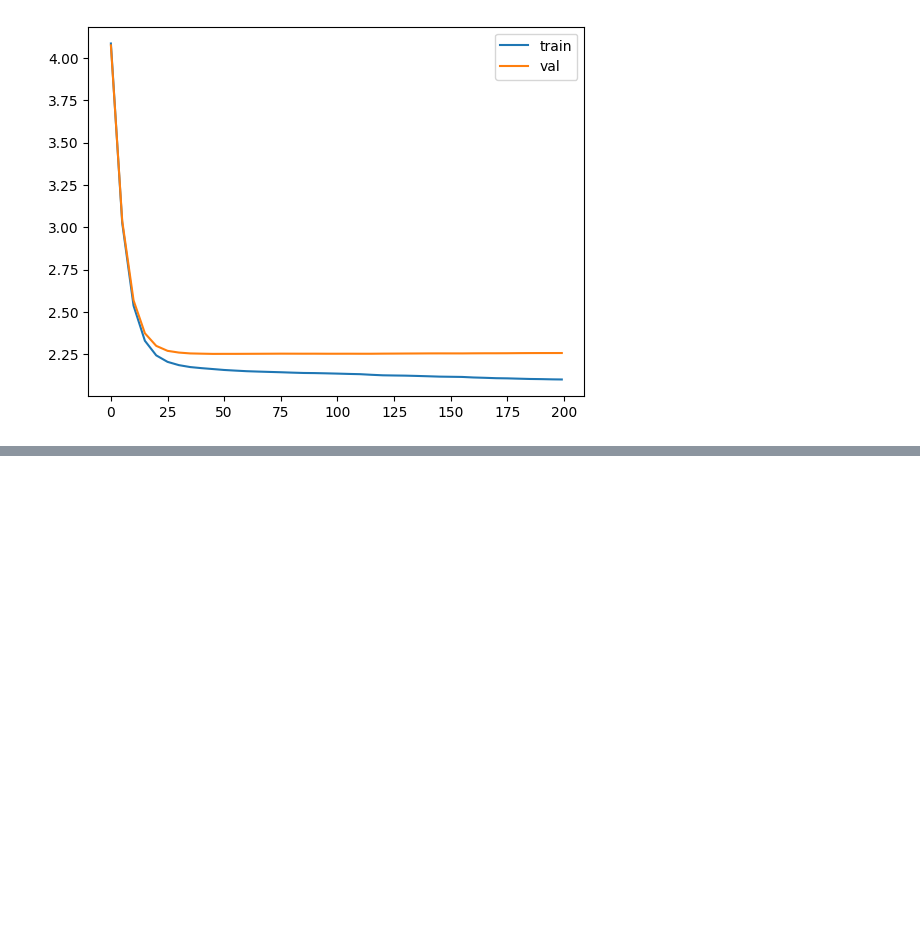
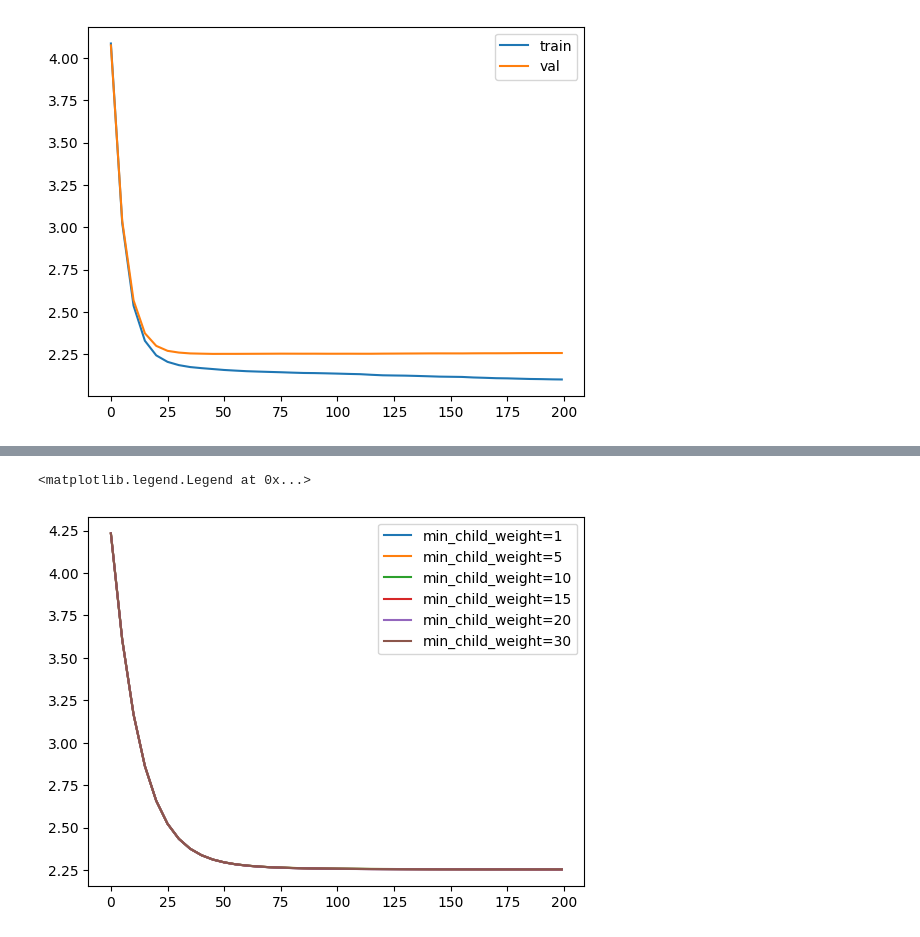
Before and after one commit to AlexHuc/food-allergy-analysis, a Jupyter notebook: notebook.ipynb, the cells around one changed output, grey strips where cells are left out. Drawn from its saved outputs; the diff is of its cells as text; code cells hidden in the pictures; blank space fills up the shorter version.

```diff
--- a/notebook.ipynb
+++ b/notebook.ipynb
@@ -1583,0 +1680,19 @@ plt.legend()
+# %%
+%%capture output_reg
+
+xgb_params_reg = {
+    'eta': 0.05,
+    'max_depth': 4,
+    'min_child_weight': 30,
+
+    'objective': 'reg:squarederror',
+    'eval_metric': 'rmse',
+
+    'nthread': 8,
+    'seed': 1,
+    'verbosity': 1
+}
+
+model_reg = xgb.train(xgb_params_reg, dtrai_reg, num_boost_round=200,
+                        verbose_eval=5,
+                        evals=watchlist_reg)
@@ -1583,0 +1724,18 @@ plt.legend()
+# %%
+min_child_weights = [
+    'min_child_weight=1',
+    'min_child_weight=5',
+    'min_child_weight=10',
+    'min_child_weight=15',
+    'min_child_weight=20',
+    'min_child_weight=30'
+]
+
+for min_child_weight in min_child_weights:
+    df_score = scores[min_child_weight]
+    plt.plot(df_score.num_iter, df_score.val_auc, label=min_child_weight)
+# plt.xlim(25, 50)
+plt.legend()
+# %% [output]
+<matplotlib.legend.Legend at 0x...>
+[figure, added]
```
Also changed, not shown: parts of 17 cells of this notebook.
